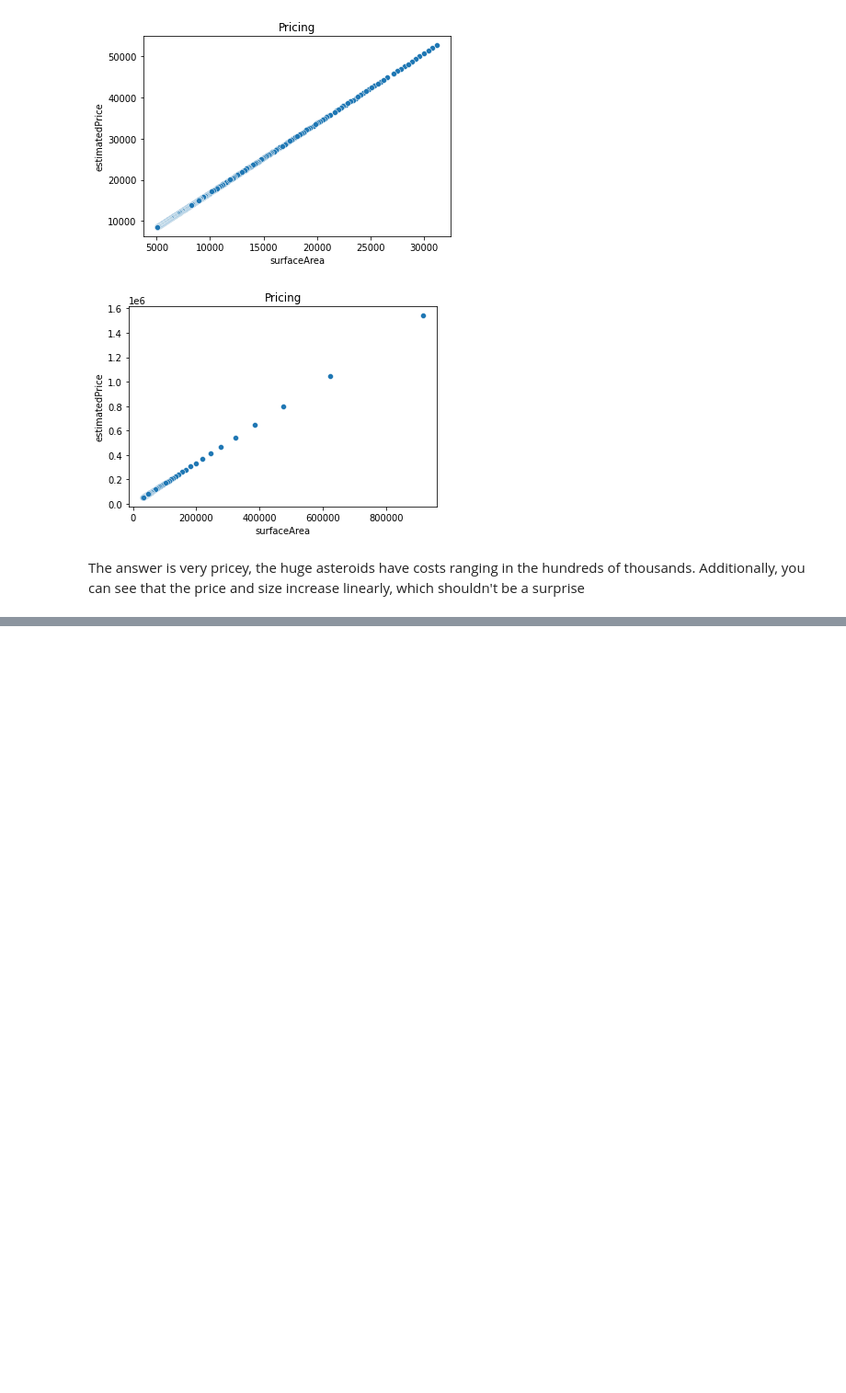
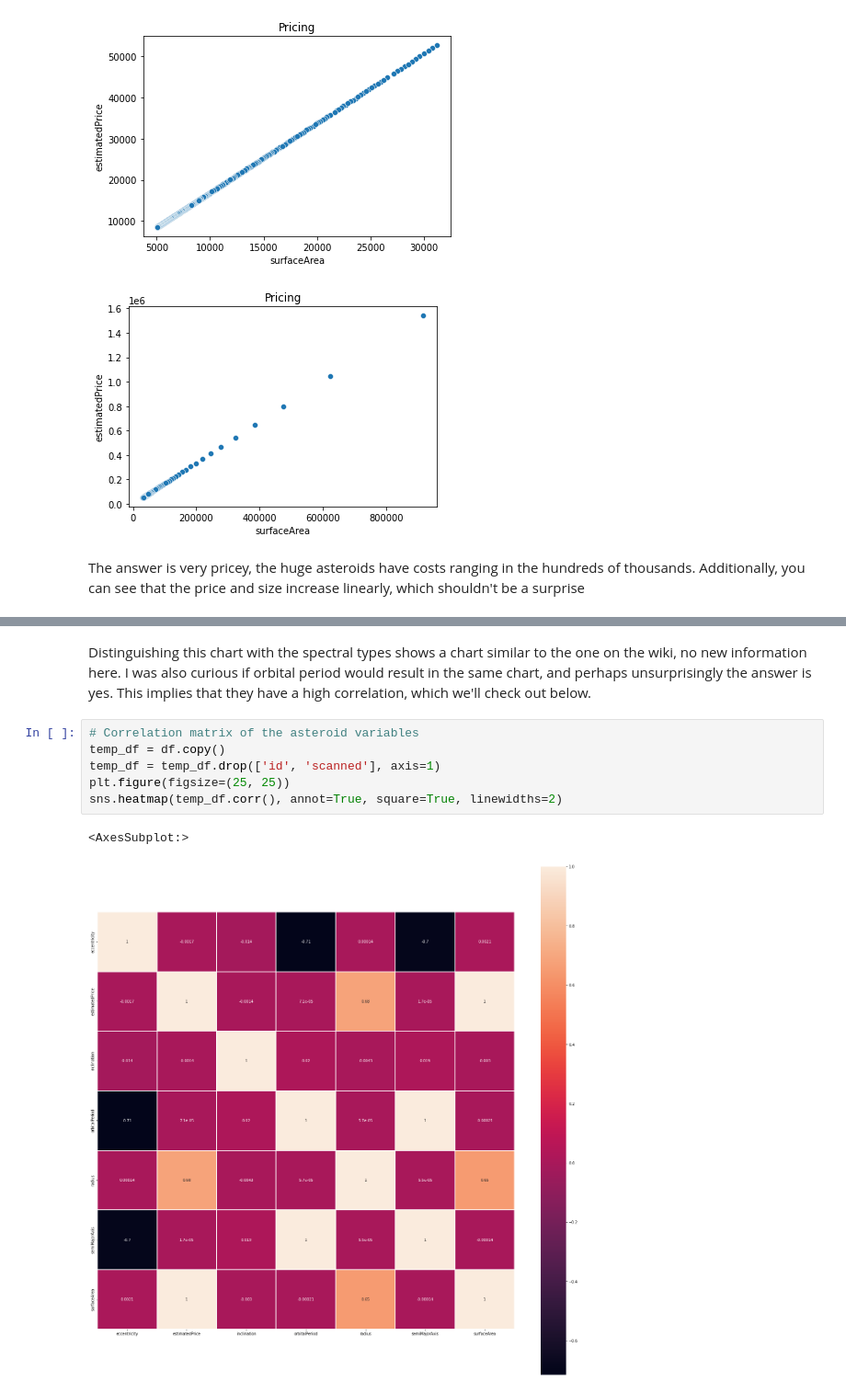
Before and after one commit to MichaelVerdegaal/InfluenceAsteroidVisualization, a Jupyter notebook: main.ipynb, the cells around one changed output, grey strips where cells are left out. Shown at 92% size. Drawn from its saved outputs; the diff is of its cells as text; blank space fills up the shorter version.

```diff
--- a/main.ipynb
+++ b/main.ipynb
@@ -93,0 +118,13 @@ see that the price and size increase linearly, which shouldn't be a surprise
+# %% [markdown]
+Distinguishing this chart with the spectral types shows a chart similar to the one on the wiki, no new information
+here. I was also curious if orbital period would result in the same chart, and perhaps unsurprisingly the answer is
+yes. This implies that they have a high correlation, which we'll check out below.
+# %%
+# Correlation matrix of the asteroid variables
+temp_df = df.copy()
+temp_df = temp_df.drop(['id', 'scanned'], axis=1)
+plt.figure(figsize=(25, 25))
+sns.heatmap(temp_df.corr(), annot=True, square=True, linewidths=2)
+# %% [output]
+<AxesSubplot:>
+[figure, added]
```
Also changed, not shown: parts of 7 cells of this notebook.
